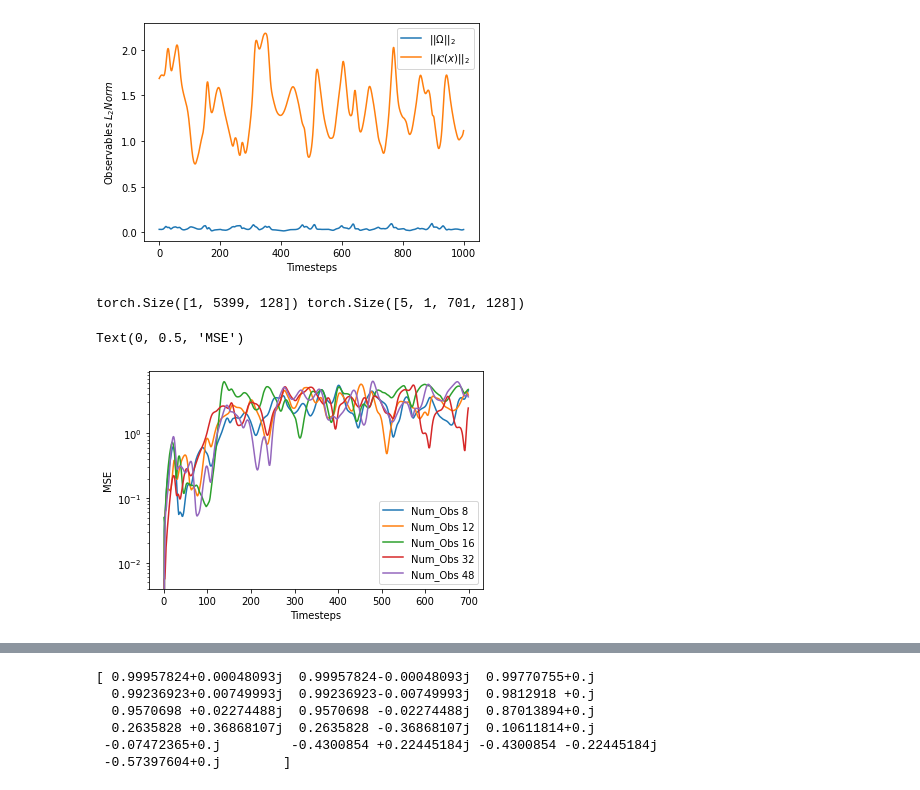
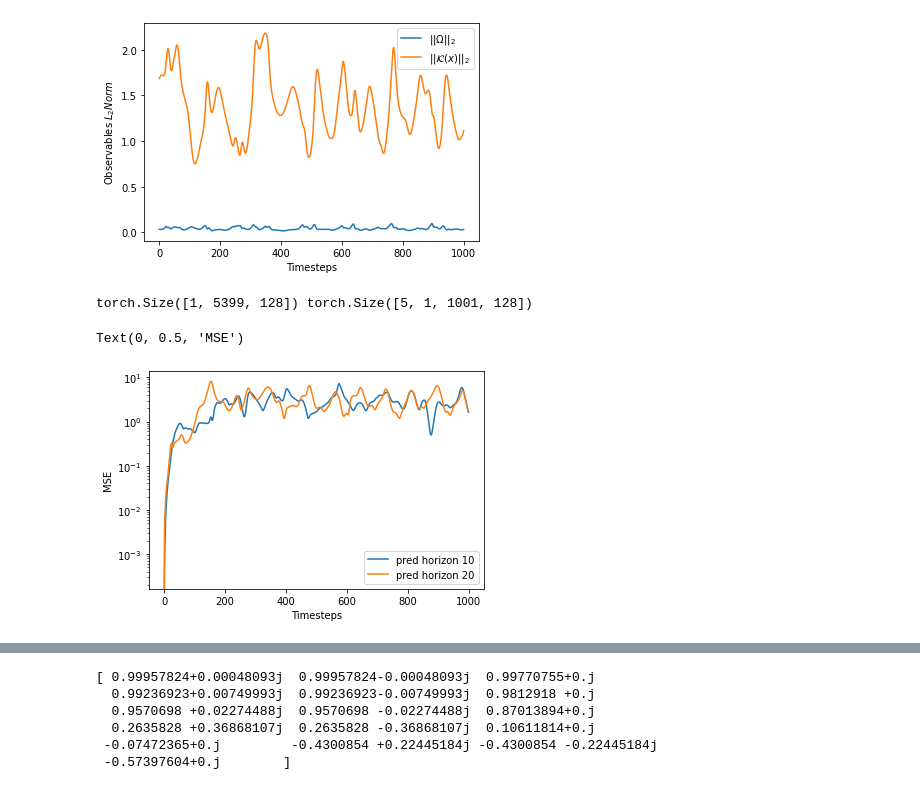
Before and after one commit to RigasLab/MZ-AE, a Jupyter notebook: Notebooks/KS/eval_model_notebook_KS_multimodel_Ex6.3.1.ipynb, the cells around one changed output, grey strips where cells are left out. Saved outputs shown, nothing was run; the diff lists cells and outputs as text; code cells hidden in the pictures.

```diff
--- a/Notebooks/KS/eval_model_notebook_KS_multimodel_Ex6.3.1.ipynb
+++ b/Notebooks/KS/eval_model_notebook_KS_multimodel_Ex6.3.1.ipynb
@@ -64,3 +62,11 @@ for i in range(0,len(models)):
+# %%
+#for autoencoder_seq loading the strcuture separately for clarity and security
+for i in range(0,len(models)):
+    models[i].model.autoencoder = Autoencoder_seq(input_size = models[i].statedim, latent_size = models[i].num_obs, linear_ae = models[i].linear_autoencoder).to(models[0].device)
+
+for i in range(0,len(models)):
+    epoch_num = 7999
+    models[i].load_weights(epoch_num, True)
 # %%
 # for i in range(0,len(models)):
 
@@ -156,0 +195,33 @@ Text(0, 0.5, 'kinetic energy')
+# %%
+#energy spectrum
+dt = 0.025
+N  = 128
+num_trajs = 1
+max_n = int(8000/dt)
+L = 21.55/(2*np.pi)#1/np.sqrt(0.085)
+kse = KS(dt=dt, N=N, lambda2=1, L = L)
+
+plt.figure()
+
+timesteps_ke = 1000
+lt = 93.024
+x = np.arange(1000)/lt
+
+Phi_ms_hat_fft = np.fft.rfft(Phi_ms_hat.detach().cpu().numpy())
+k_fft = 0.5*np.mean(np.abs(Phi_ms_hat_fft)**2, axis = -2)
+print(k_fft[0,0].shape)
+for i in [0,1,2,3,4]:
+
+    plt.loglog(kse.k[:-1], k_fft[i,0,:-1], label = f"ph {models[i].pred_horizon}")
+    # else:
+    #     plt.semilogy(State_MSE_multistep[len(models)-1].numpy(),".-",color = "brown", label = f"No Memory")
+# State_MSE_multistep[1] = Eval_MZA.state_mse(Phi_nn[:,:timesteps],Phi_ms_hat[1,:,:timesteps]).detach().cpu()
+# plt.semilogy(State_MSE_multistep[1].numpy(), label = f"Memory Length {models[1].seq_len}")
+Phi_fft = np.fft.rfft(Phi[0,initial_step:timesteps+initial_step], axis = -1)
+print(Phi_fft.shape)
+k_fft = 0.5*np.mean(np.abs(Phi_fft)**2, axis = 0)
+plt.loglog(kse.k[:-1], k_fft[:-1], label = "DNS",color = "brown")
+
+plt.legend(loc='lower right')
+plt.xlabel(r"$k$")
+plt.ylabel(r"kinetic energy")
@@ -216,25 +305,25 @@ Text(0, 0.5, 'Observables $  L_{2} Norm$')
 # %%
 print(Phi_nn.shape, Phi_ms_hat.shape)
 State_MSE_multistep = torch.zeros((len(models),timesteps))
 
 plt.figure()
-for i in [0,1,2,3,4]:#range(len(models)-3):
+for i in [0,1]:#range(len(models)-3):
     State_MSE_multistep[i] = Eval_MZA.state_mse(Phi_nn[:,:timesteps],Phi_ms_hat[i,:,:timesteps]).detach().cpu()
     # if i!=len(models)-1:
-    plt.semilogy(State_MSE_multistep[i].numpy(), label = f"Num_Obs {models[i].num_obs}")
+    plt.semilogy(State_MSE_multistep[i].numpy(), label = f"pred horizon {models[i].pred_horizon}")
     # else:
     #     plt.semilogy(State_MSE_multistep[len(models)-1].numpy(),".-",color = "brown", label = f"No Memory")
 
 # State_MSE_multistep[1] = Eval_MZA.state_mse(Phi_nn[:,:timesteps],Phi_ms_hat[1,:,:timesteps]).detach().cpu()
 # plt.semilogy(State_MSE_multistep[1].numpy(), label = f"Memory Length {models[1].seq_len}")
 plt.legend()
 plt.xlabel("Timesteps")
 plt.ylabel("MSE")
 # np.save("koopman_numobs32.npy",Phi_hat.cpu().numpy())
 # %% [output]
-torch.Size([1, 5399, 128]) torch.Size([5, 1, 701, 128])
+torch.Size([1, 5399, 128]) torch.Size([5, 1, 1001, 128])
 Text(0, 0.5, 'MSE')
-[figure, old version]
+[figure, new version]
 # %%
 #calculating kinetic energy for multistep prediction
 k_ms_pred = energy(U_ms_hat, V_ms_hat)
```
Also changed, not shown: parts of 17 cells of this notebook, 11 other files.
